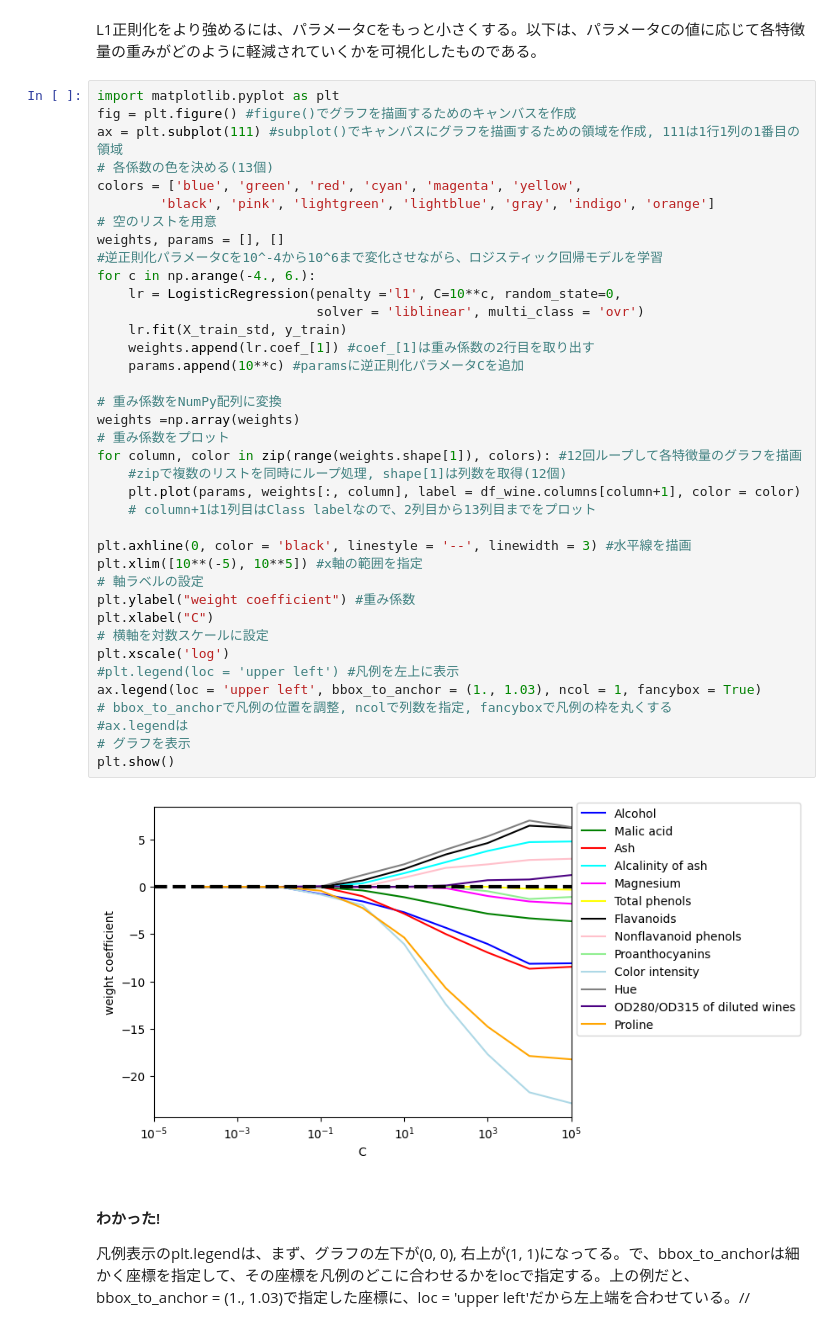
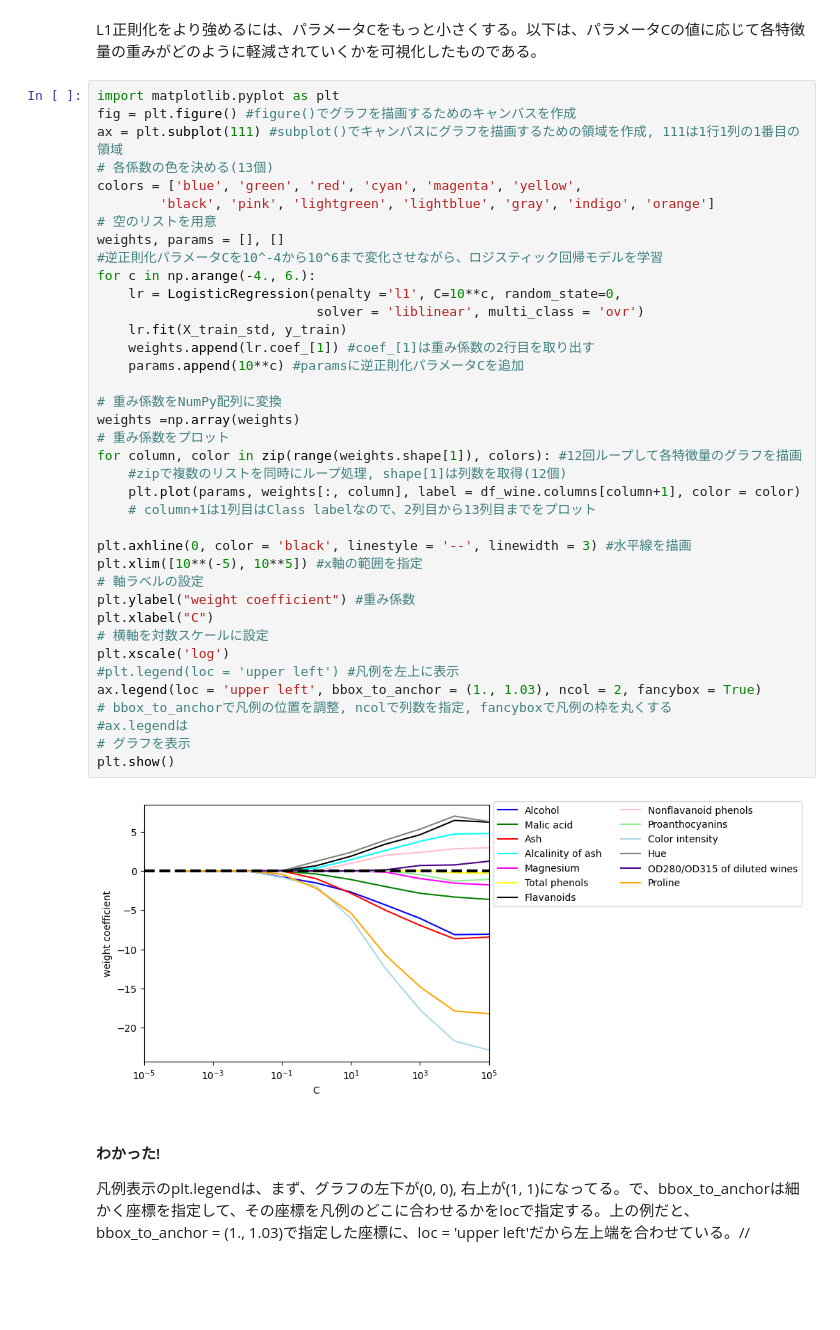
Before and after one commit to silbull/python_flamework, a Jupyter notebook: 機械学習/python_達人サイエンティスト/my4.ipynb, the cells around one changed output. Saved outputs shown, nothing was run; the diff lists cells and outputs as text; blank space fills up the shorter version.

```diff
--- a/機械学習/python_達人サイエンティスト/my4.ipynb
+++ b/機械学習/python_達人サイエンティスト/my4.ipynb
@@ -352,35 +357,35 @@ colors = ['blue', 'green', 'red', 'cyan', 'magenta', 'yellow',
 weights, params = [], []
 #逆正則化パラメータCを10^-4から10^6まで変化させながら、ロジスティック回帰モデルを学習
 for c in np.arange(-4., 6.):
     lr = LogisticRegression(penalty ='l1', C=10**c, random_state=0,
                             solver = 'liblinear', multi_class = 'ovr')
     lr.fit(X_train_std, y_train)
     weights.append(lr.coef_[1]) #coef_[1]は重み係数の2行目を取り出す
     params.append(10**c) #paramsに逆正則化パラメータCを追加
 
 # 重み係数をNumPy配列に変換
 weights =np.array(weights)
 # 重み係数をプロット
 for column, color in zip(range(weights.shape[1]), colors): #12回ループして各特徴量のグラフを描画
     #zipで複数のリストを同時にループ処理, shape[1]は列数を取得(12個)
     plt.plot(params, weights[:, column], label = df_wine.columns[column+1], color = color)
     # column+1は1列目はClass labelなので、2列目から13列目までをプロット
 
 plt.axhline(0, color = 'black', linestyle = '--', linewidth = 3) #水平線を描画
 plt.xlim([10**(-5), 10**5]) #x軸の範囲を指定
 # 軸ラベルの設定
 plt.ylabel("weight coefficient") #重み係数
 plt.xlabel("C")
 # 横軸を対数スケールに設定
 plt.xscale('log')
 #plt.legend(loc = 'upper left') #凡例を左上に表示
-ax.legend(loc = 'upper left', bbox_to_anchor = (1., 1.03), ncol = 1, fancybox = True)
+ax.legend(loc = 'upper left', bbox_to_anchor = (1., 1.03), ncol = 2, fancybox = True)
 # bbox_to_anchorで凡例の位置を調整, ncolで列数を指定, fancyboxで凡例の枠を丸くする
 #ax.legendは
 # グラフを表示
 plt.show()
 # %% [output]
-[figure, old version]
+[figure, new version]
 # %% [markdown]
 #### わかった!
 凡例表示のplt.legendは、まず、グラフの左下が(0, 0), 右上が(1, 1)になってる。で、bbox_to_anchorは細かく座標を指定して、その座標を凡例のどこに合わせるかをlocで指定する。上の例だと、bbox_to_anchor = (1., 1.03)で指定した座標に、loc = 'upper left'だから左上端を合わせている。//
```
Also changed, not shown: parts of 10 cells of this notebook.
